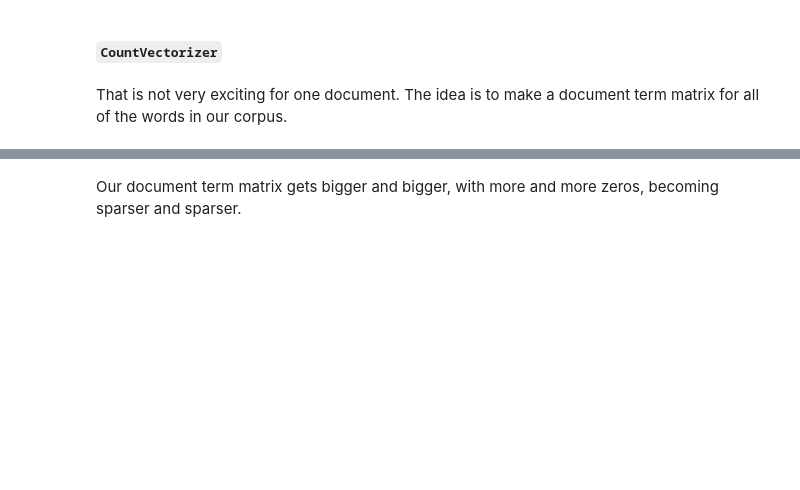
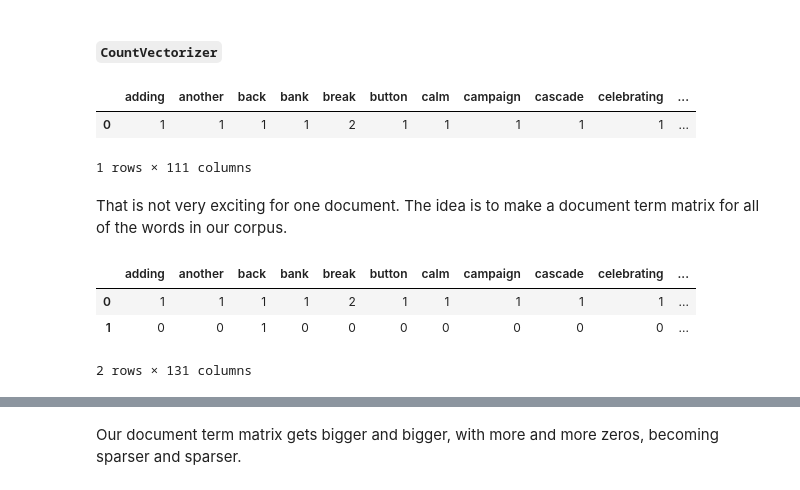
Before and after one commit to dermothethird/DS-Live-091922, a Jupyter notebook: Phase4/Topic_37_nlp_vectorization.ipynb, the cells around one changed output, grey strips where cells are left out. Saved outputs shown, nothing was run; the diff lists cells and outputs as text; code cells hidden in the pictures; blank space fills up the shorter version.

```diff
--- a/Phase4/Topic_37_nlp_vectorization.ipynb
+++ b/Phase4/Topic_37_nlp_vectorization.ipynb
@@ -373,22 +375,31 @@ The most straightforward vectorizer in `sklearn.feature_extraction.text` is the
 
 # Convert a collection of text documents to a matrix of token counts
 
-vec = None
-X = None
+vec = CountVectorizer(token_pattern=r"([a-zA-Z]+(?:'[a-z]+)?)", stop_words=sw)
+X = vec.fit_transform(corpus.body[1:2])
 
 
 df = pd.DataFrame(X.toarray(), columns=vec.get_feature_names())
 df.head()
+# %% [output]
+|  | adding | another | back | bank | break | button | calm | campaign | cascade | celebrating | ... |
+| 0 | 1 | 1 | 1 | 1 | 2 | 1 | 1 | 1 | 1 | 1 | ... |
+1 rows × 111 columns
 # %% [markdown]
 That is not very exciting for one document. The idea is to make a document term matrix for all of the words in our corpus.
 # %%
 corpus
 # %%
-vec = None
+vec = CountVectorizer(token_pattern=r"([a-zA-Z]+(?:'[a-z]+)?)", stop_words=sw)
 X = vec.fit_transform(corpus.body[1:3])
 
 df = pd.DataFrame(X.toarray(), columns=vec.get_feature_names())
 df.head()
+# %% [output]
+|  | adding | another | back | bank | break | button | calm | campaign | cascade | celebrating | ... |
+| 0 | 1 | 1 | 1 | 1 | 2 | 1 | 1 | 1 | 1 | 1 | ... |
+| 1 | 0 | 0 | 1 | 0 | 0 | 0 | 0 | 0 | 0 | 0 | ... |
+2 rows × 131 columns
 # %%
 vec = CountVectorizer(token_pattern=r"([a-zA-Z]+(?:'[a-z]+)?)", stop_words=sw,
                       ngram_range=[1, 2])
```
Also changed, not shown: parts of 17 cells of this notebook.
